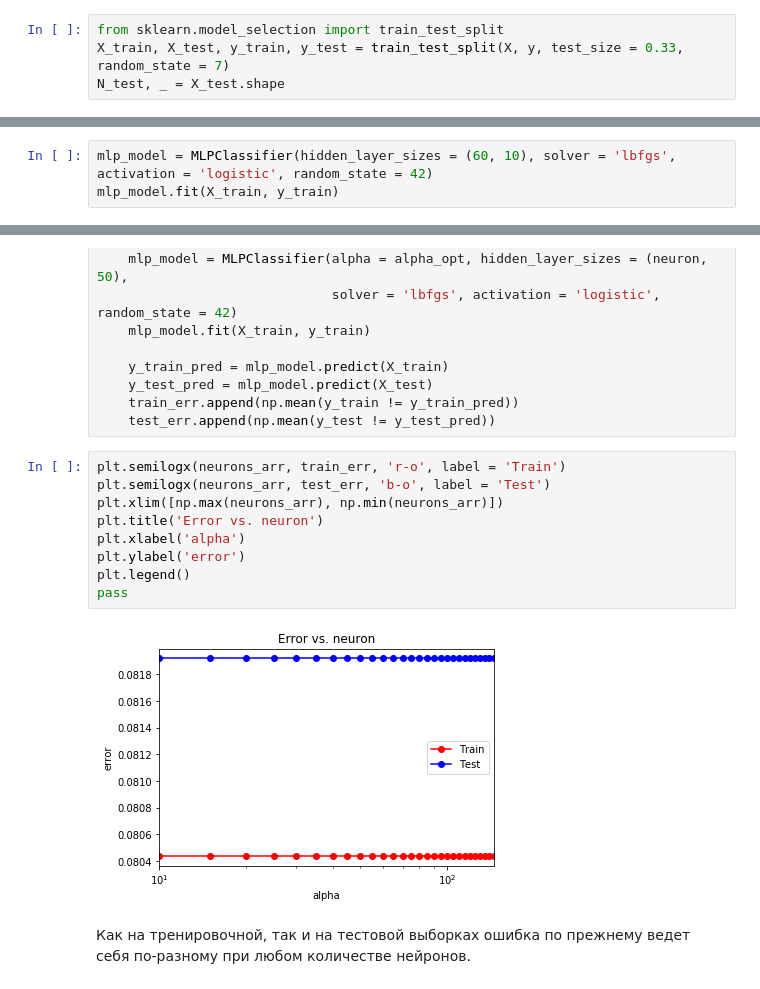
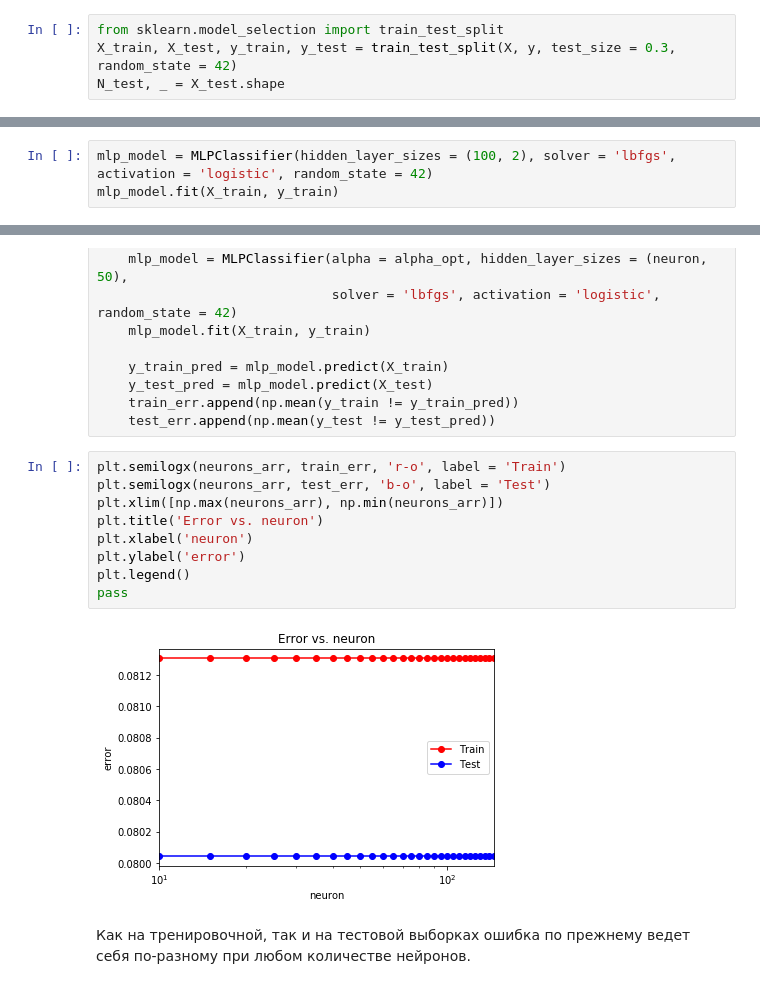
Before and after one commit to homksei/ML_course, a Jupyter notebook: Lab1_2_3_w_new_dataset.ipynb, the cells around one changed output, grey strips where cells are left out. Drawn from its saved outputs; the diff is of its cells as text.

```diff
--- a/Lab1_2_3_w_new_dataset.ipynb
+++ b/Lab1_2_3_w_new_dataset.ipynb
@@ -1024,7 +1028,7 @@ np.min(err_train_mas)
 Разбиваем данные на обучающую и тестовую выборки.
 # %%
 from sklearn.model_selection import train_test_split
-X_train, X_test, y_train, y_test = train_test_split(X, y, test_size = 0.33, random_state = 7)
+X_train, X_test, y_train, y_test = train_test_split(X, y, test_size = 0.3, random_state = 42)
 N_test, _ = X_test.shape
 # %% [markdown]
 Обучаем классификатор.
@@ -1051,7 +1055,7 @@ Train error: 0.08043781094527364, Test error: 0.08191919191919192
 # %% [markdown]
 Теперь использовуем двухслойную полносвязную сеть:
 # %%
-mlp_model = MLPClassifier(hidden_layer_sizes = (60, 10), solver = 'lbfgs', activation = 'logistic', random_state = 42)
+mlp_model = MLPClassifier(hidden_layer_sizes = (100, 2), solver = 'lbfgs', activation = 'logistic', random_state = 42)
 mlp_model.fit(X_train, y_train)
 # %% [output]
 MLPClassifier(activation='logistic', alpha=0.0001, batch_size='auto',
@@ -1144,14 +1149,14 @@ for neuron in neurons_arr:
 # %%
 plt.semilogx(neurons_arr, train_err, 'r-o', label = 'Train')
 plt.semilogx(neurons_arr, test_err, 'b-o', label = 'Test')
 plt.xlim([np.max(neurons_arr), np.min(neurons_arr)])
 plt.title('Error vs. neuron')
-plt.xlabel('alpha')
+plt.xlabel('neuron')
 plt.ylabel('error')
 plt.legend()
 pass
 # %% [output]
-[figure, old version]
+[figure, new version]
 # %% [markdown]
 Как на тренировочной, так и на тестовой выборках ошибка по прежнему ведет себя по-разному при любом количестве нейронов.
 # %% [markdown]
```
Also changed, not shown: parts of 30 cells of this notebook.
